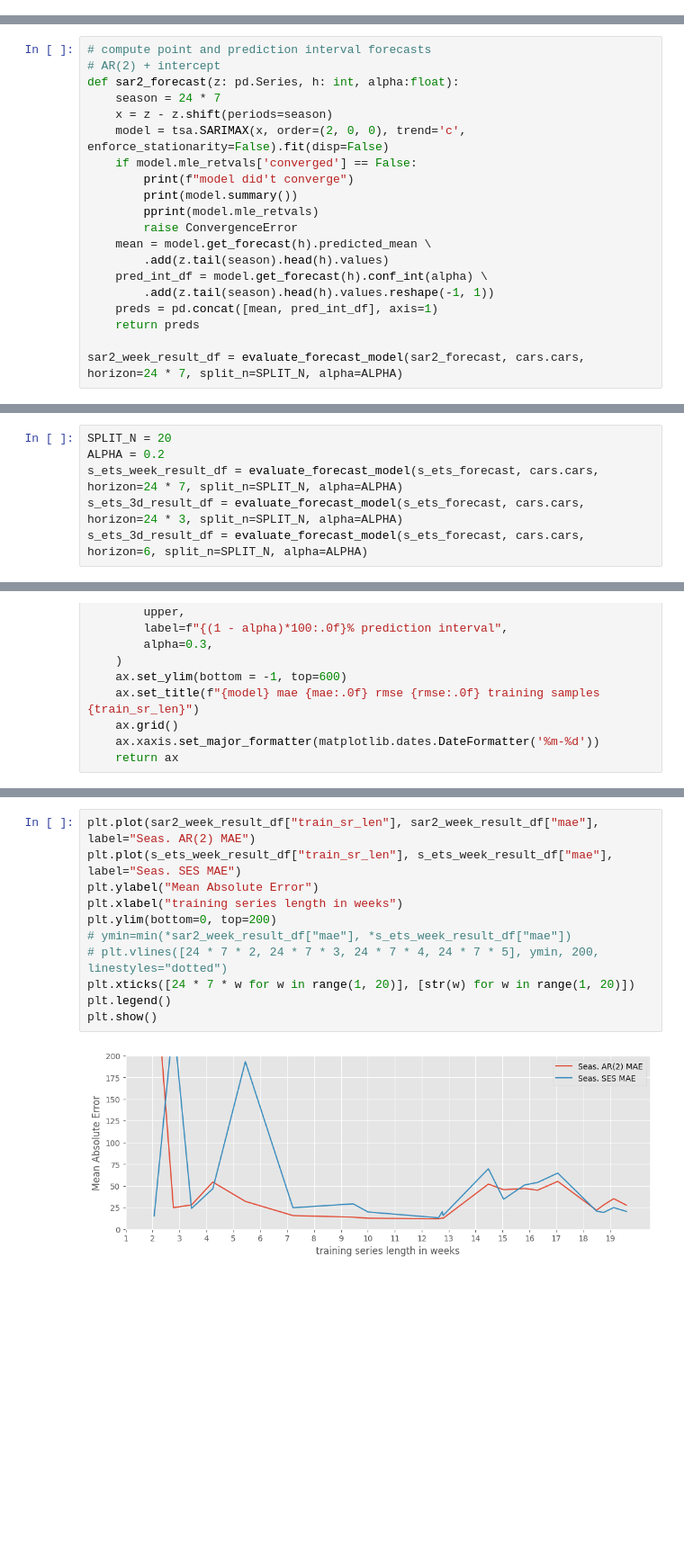
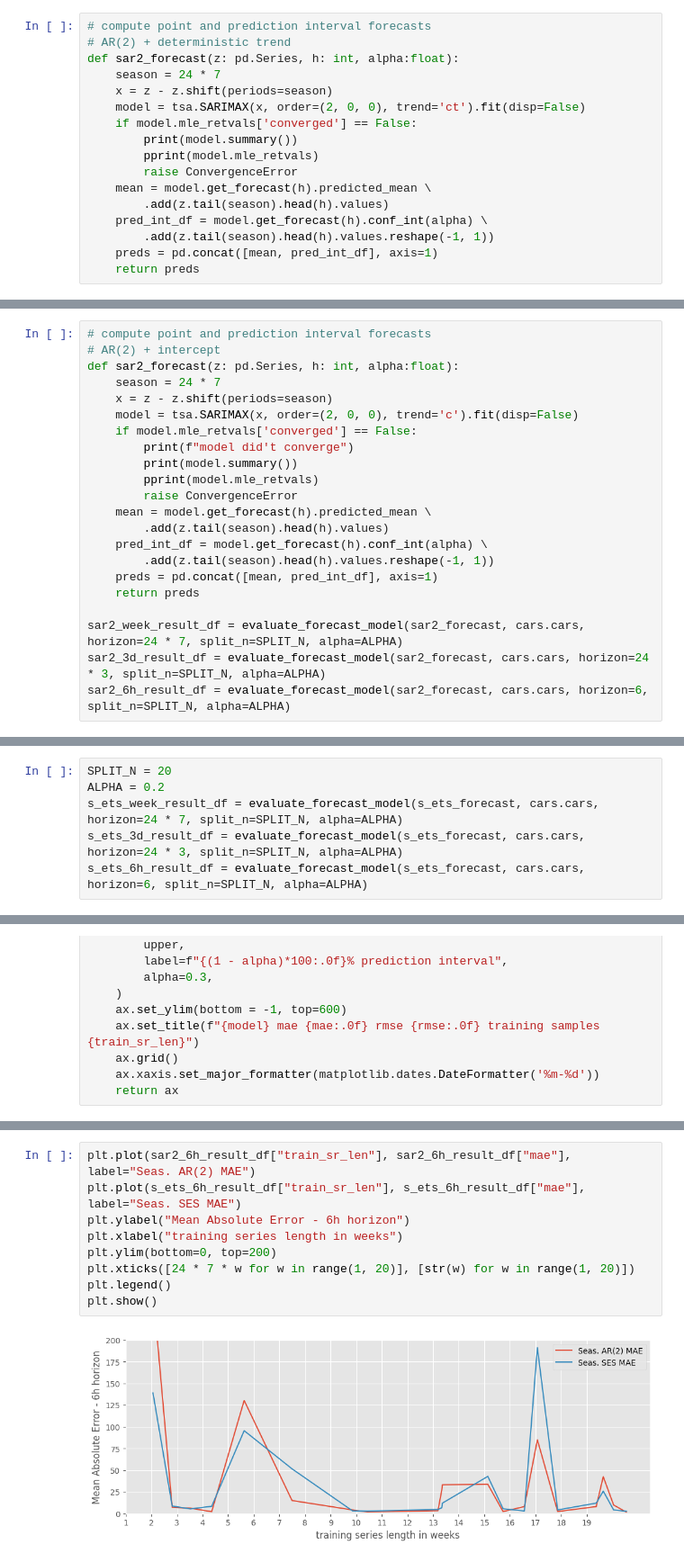
Before and after one commit to Yourne/garage-demand-forecasts, a Jupyter notebook: demand-modeling.ipynb, the cells around one changed output, grey strips where cells are left out. Shown at 90% size. Drawn from its saved outputs; the diff is of its cells as text; blank space fills up the shorter version.

```diff
--- a/demand-modeling.ipynb
+++ b/demand-modeling.ipynb
@@ -499,3 +433,20 @@ def sar2_forecast(z: pd.Series, h: int, alpha:float):
+# %%
+# compute point and prediction interval forecasts
+# AR(2) + deterministic trend
+def sar2_forecast(z: pd.Series, h: int, alpha:float):
+    season = 24 * 7
+    x = z - z.shift(periods=season)
+    model = tsa.SARIMAX(x, order=(2, 0, 0), trend='ct').fit(disp=False)
+    if model.mle_retvals['converged'] == False:
+        print(model.summary())
+        pprint(model.mle_retvals)
+        raise ConvergenceError
+    mean = model.get_forecast(h).predicted_mean \
+        .add(z.tail(season).head(h).values)
+    pred_int_df = model.get_forecast(h).conf_int(alpha) \
+        .add(z.tail(season).head(h).values.reshape(-1, 1))
+    preds = pd.concat([mean, pred_int_df], axis=1)
+    return preds
 # %%
 HORIZON = 24 * 7
 SPLIT_N = 20
@@ -533,7 +482,7 @@ Looking at the model parameters, the drift is almost zero, and the P-value is ov
 def sar2_forecast(z: pd.Series, h: int, alpha:float):
     season = 24 * 7
     x = z - z.shift(periods=season)
-    model = tsa.SARIMAX(x, order=(2, 0, 0), trend='c', enforce_stationarity=False).fit(disp=False)
+    model = tsa.SARIMAX(x, order=(2, 0, 0), trend='c').fit(disp=False)
     if model.mle_retvals['converged'] == False:
         print(f"model did't converge")
         print(model.summary())
@@ -547,3 +496,5 @@ def sar2_forecast(z: pd.Series, h: int, alpha:float):
     return preds
 
 sar2_week_result_df = evaluate_forecast_model(sar2_forecast, cars.cars, horizon=24 * 7, split_n=SPLIT_N, alpha=ALPHA)
+sar2_3d_result_df = evaluate_forecast_model(sar2_forecast, cars.cars, horizon=24 * 3, split_n=SPLIT_N, alpha=ALPHA)
+sar2_6h_result_df = evaluate_forecast_model(sar2_forecast, cars.cars, horizon=6, split_n=SPLIT_N, alpha=ALPHA)
@@ -756,7 +673,7 @@ SPLIT_N = 20
 ALPHA = 0.2
 s_ets_week_result_df = evaluate_forecast_model(s_ets_forecast, cars.cars, horizon=24 * 7, split_n=SPLIT_N, alpha=ALPHA)
 s_ets_3d_result_df = evaluate_forecast_model(s_ets_forecast, cars.cars, horizon=24 * 3, split_n=SPLIT_N, alpha=ALPHA)
-s_ets_3d_result_df = evaluate_forecast_model(s_ets_forecast, cars.cars, horizon=6, split_n=SPLIT_N, alpha=ALPHA)
+s_ets_6h_result_df = evaluate_forecast_model(s_ets_forecast, cars.cars, horizon=6, split_n=SPLIT_N, alpha=ALPHA)
 # %% [markdown]
 # Seasonal AR(2) and Seasonal SES comparison
 # %%
@@ -839,15 +751,13 @@ Only the mean absolute error (MAE) is plotted because the RMSE is highly correla
 # %%
-plt.plot(sar2_week_result_df["train_sr_len"], sar2_week_result_df["mae"], label="Seas. AR(2) MAE")
-plt.plot(s_ets_week_result_df["train_sr_len"], s_ets_week_result_df["mae"], label="Seas. SES MAE")
-plt.ylabel("Mean Absolute Error")
+plt.plot(sar2_6h_result_df["train_sr_len"], sar2_6h_result_df["mae"], label="Seas. AR(2) MAE")
+plt.plot(s_ets_6h_result_df["train_sr_len"], s_ets_6h_result_df["mae"], label="Seas. SES MAE")
+plt.ylabel("Mean Absolute Error - 6h horizon")
 plt.xlabel("training series length in weeks")
 plt.ylim(bottom=0, top=200)
-# ymin=min(*sar2_week_result_df["mae"], *s_ets_week_result_df["mae"])
-# plt.vlines([24 * 7 * 2, 24 * 7 * 3, 24 * 7 * 4, 24 * 7 * 5], ymin, 200, linestyles="dotted")
 plt.xticks([24 * 7 * w for w in range(1, 20)], [str(w) for w in range(1, 20)])
 plt.legend()
 plt.show()
 # %% [output]
-[figure, old version]
+[figure, new version]
 # %% [markdown]
 The spikes we see in the MAE coincides with the week with the training size plot correlates with the periods of higher variances.
```
Also changed, not shown: parts of 36 cells of this notebook, 3 other files.
